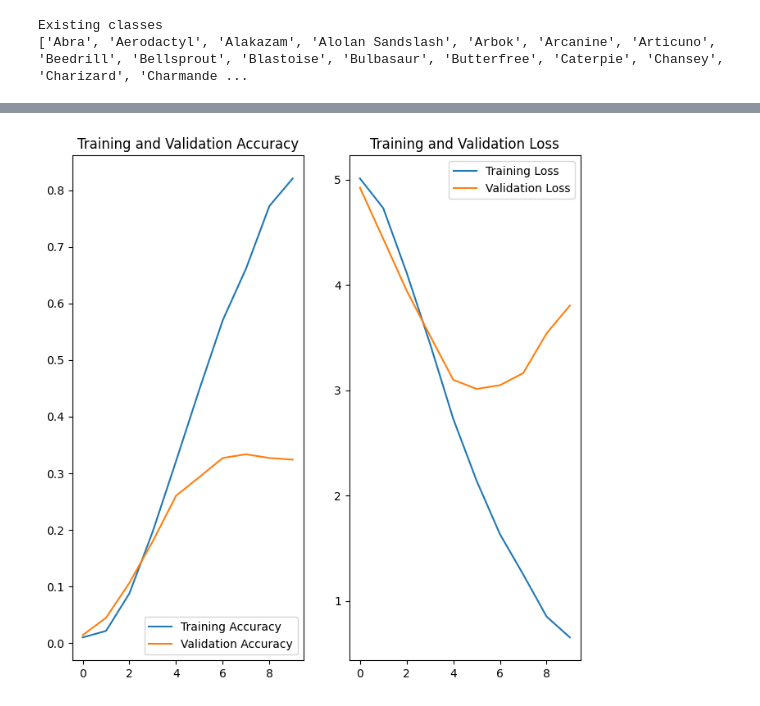
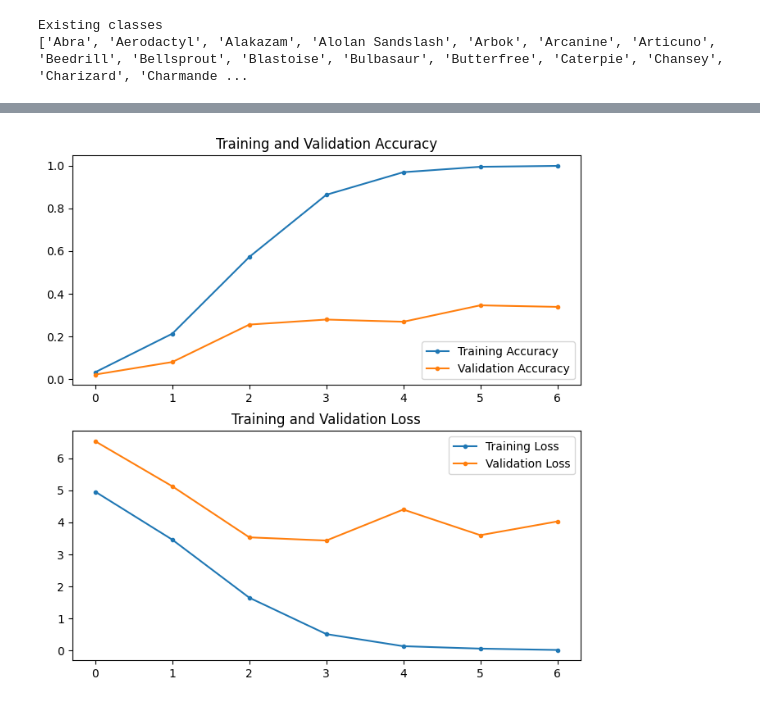
Before and after one commit to FMarques8/Deep-learning-CNN-for-Pokemon-Classification-FAA, a Jupyter notebook: Project_Pokemons.ipynb, the cells around one changed output, grey strips where cells are left out. Saved outputs shown, nothing was run; the diff lists cells and outputs as text; code cells hidden in the pictures.

```diff
--- a/Project_Pokemons.ipynb
+++ b/Project_Pokemons.ipynb
@@ -13,9 +17,9 @@ from tensorflow.keras.models import Sequential
 # %% [markdown]
 ### Loading the training and validation dataset using Keras
 # %%
-batch_size = 100
-img_height = 150
-img_width = 150
+batch_size = 32
+img_height = 120
+img_width = 120
 
 train_ds = tf.keras.utils.image_dataset_from_directory(
   r"C:\Users\franc\VSCode\FundAprendAuto\FAA-Project-1\images",
@@ -24,7 +28,8 @@ train_ds = tf.keras.utils.image_dataset_from_directory(
   seed=123,
   image_size=(img_height, img_width),
   batch_size=batch_size,
-  shuffle = True)
+  shuffle = True,
+  )
 
 val_ds = tf.keras.utils.image_dataset_from_directory(
   r"C:\Users\franc\VSCode\FundAprendAuto\FAA-Project-1\images",
@@ -33,7 +38,18 @@ val_ds = tf.keras.utils.image_dataset_from_directory(
   seed=123,
   image_size=(img_height, img_width),
   batch_size=batch_size,
-  shuffle = True)
+  shuffle = True,
+  )
+
+train_ds = tf.keras.utils.image_dataset_from_directory(
+  r"..\path\to\dataset",
+  validation_split=0.2,
+  subset="training",
+  seed=123,
+  image_size=(img_height, img_width),
+  batch_size=batch_size,
+  shuffle = True,
+  )
 # %% [output]
 Found 6820 files belonging to 150 classes.
 Using 5456 files for training.
@@ -96,6 +119,6 @@ model = Sequential([
 ])
 # %%
-model.compile(optimizer='Adam',
+model.compile(optimizer='adam',
               loss=tf.keras.losses.SparseCategoricalCrossentropy(from_logits=True),
               metrics=['accuracy'])
 # %%
@@ -148,0 +144,9 @@ Epoch 10/10
+# %%
+epochs = 7
+
+history = model.fit(
+    train_ds,
+    validation_data=val_ds,
+    batch_size=32,
+    epochs=epochs,
+)
@@ -149,25 +168,25 @@ Epoch 10/10
 # %%
 acc = history.history['accuracy']
 val_acc = history.history['val_accuracy']
 
 loss = history.history['loss']
 val_loss = history.history['val_loss']
 
 epochs_range = range(epochs)
 
 plt.figure(figsize=(8, 8))
-plt.subplot(1, 2, 1)
-plt.plot(epochs_range, acc, label='Training Accuracy')
-plt.plot(epochs_range, val_acc, label='Validation Accuracy')
+plt.subplot(2, 1, 1)
+plt.plot(epochs_range, acc, label='Training Accuracy', marker= '.')
+plt.plot(epochs_range, val_acc, label='Validation Accuracy', marker= '.')
 plt.legend(loc='lower right')
 plt.title('Training and Validation Accuracy')
 
-plt.subplot(1, 2, 2)
-plt.plot(epochs_range, loss, label='Training Loss')
-plt.plot(epochs_range, val_loss, label='Validation Loss')
+plt.subplot(2, 1, 2)
+plt.plot(epochs_range, loss, label='Training Loss', marker= '.')
+plt.plot(epochs_range, val_loss, label='Validation Loss', marker= '.')
 plt.legend(loc='upper right')
 plt.title('Training and Validation Loss')
 plt.show()
 # %% [output]
-[figure, old version]
+[figure, new version]
 # %%
```
Also changed, not shown: parts of 25 cells of this notebook.
